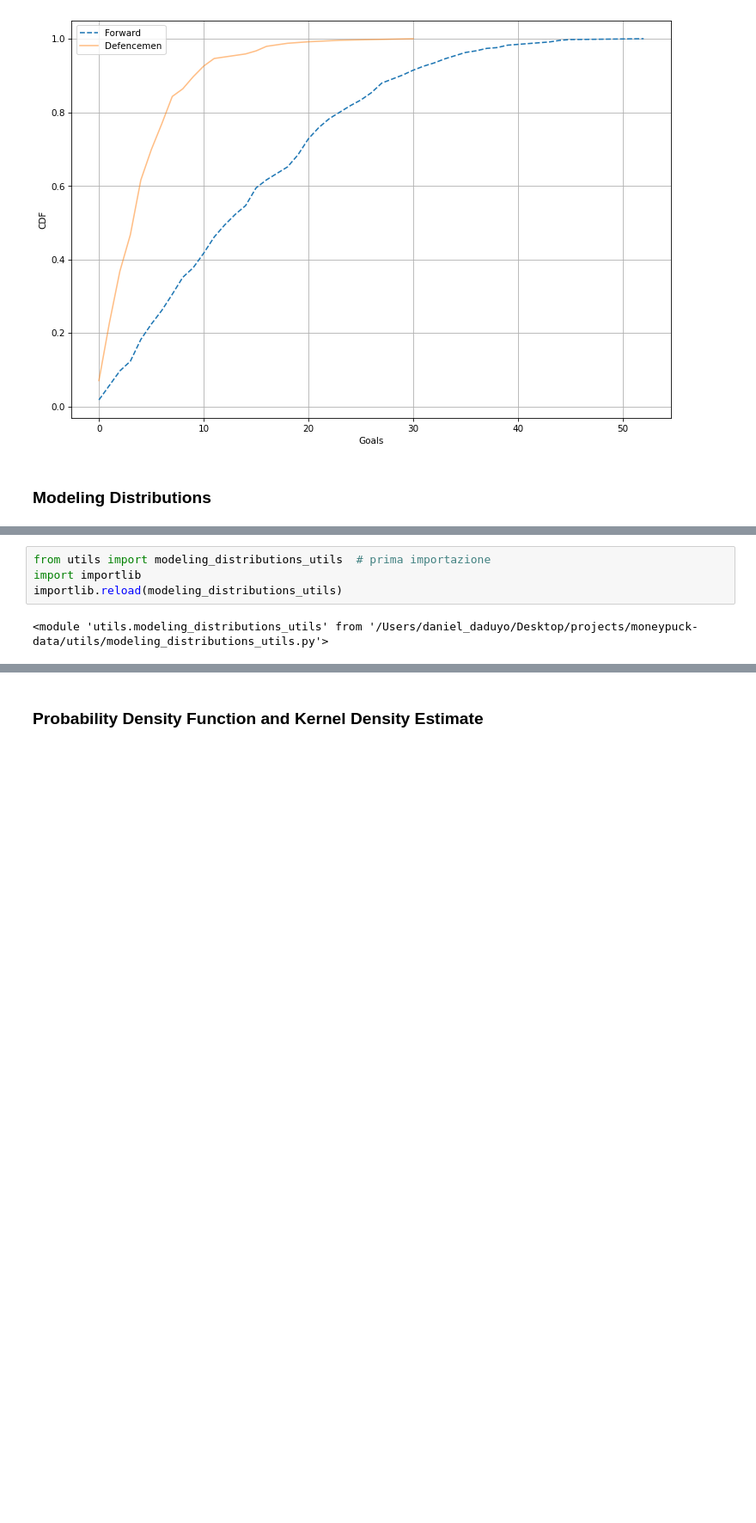
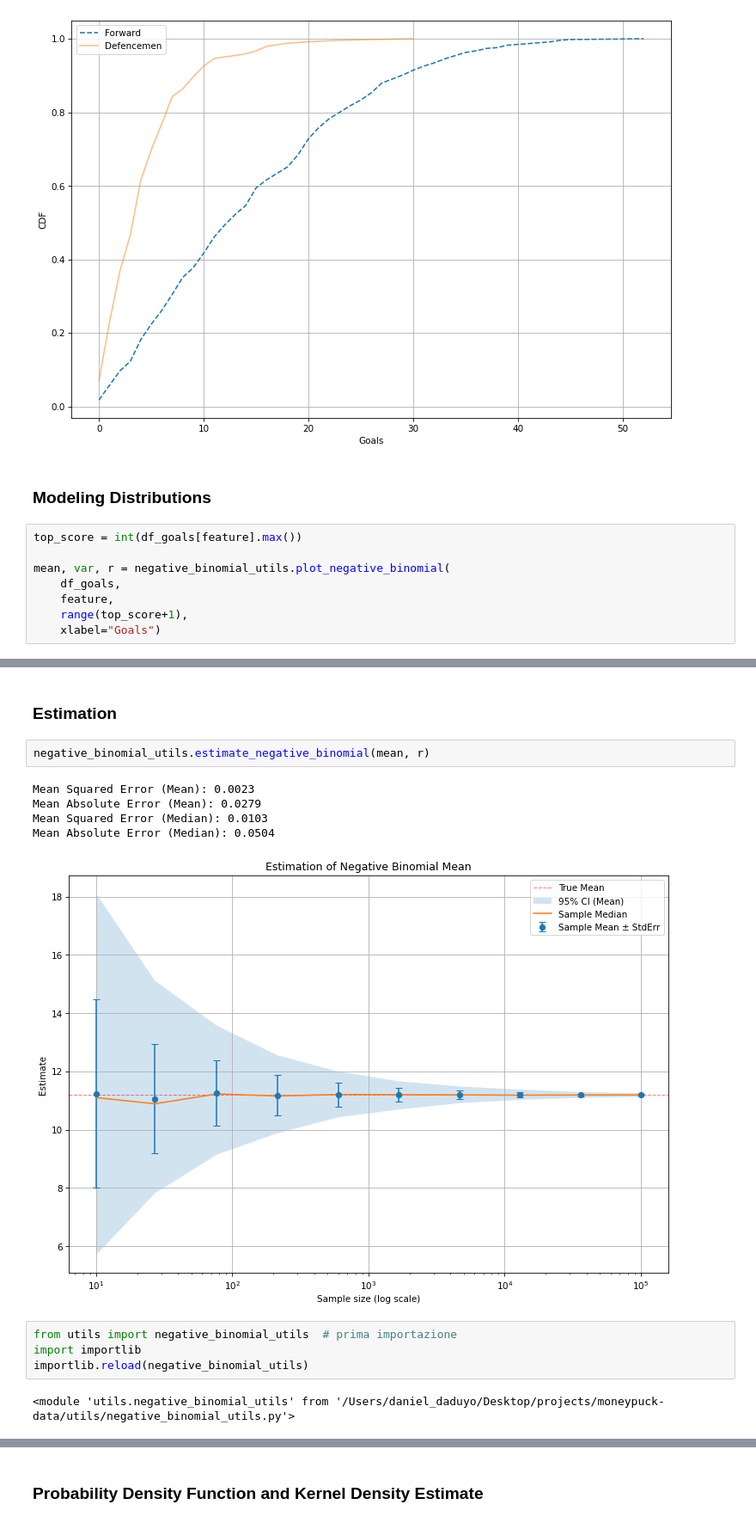
Before and after one commit to thedanicode24/moneypuck-data, a Jupyter notebook: skaters/goals.ipynb, the cells around one changed output, grey strips where cells are left out. Shown at 86% size. Saved outputs shown, nothing was run; the diff lists cells and outputs as text; blank space fills up the shorter version.

Commit message:
estimation negative binomial

```diff
--- a/skaters/goals.ipynb
+++ b/skaters/goals.ipynb
@@ -163,3 +163,11 @@ cdf_utils.plot_two_cdfs(vals1, vals2, name1="Forward", name2="Defencemen", xlabe
 [figure]
 # %% [markdown]
 ### Modeling Distributions
+# %%
+top_score = int(df_goals[feature].max())
+
+mean, var, r = negative_binomial_utils.plot_negative_binomial(
+    df_goals,
+    feature,
+    range(top_score+1),
+    xlabel="Goals")
@@ -166,6 +176,16 @@ cdf_utils.plot_two_cdfs(vals1, vals2, name1="Forward", name2="Defencemen", xlabe
+# %% [markdown]
+### Estimation
+# %%
+negative_binomial_utils.estimate_negative_binomial(mean, r)
+# %% [output]
+Mean Squared Error (Mean): 0.0023
+Mean Absolute Error (Mean): 0.0279
+Mean Squared Error (Median): 0.0103
+Mean Absolute Error (Median): 0.0504
+[figure, added]
 # %%
-from utils import modeling_distributions_utils  # prima importazione
+from utils import negative_binomial_utils  # prima importazione
 import importlib
-importlib.reload(modeling_distributions_utils)
+importlib.reload(negative_binomial_utils)
 # %% [output]
-<module 'utils.modeling_distributions_utils' from '/Users/daniel_daduyo/Desktop/projects/moneypuck-data/utils/modeling_distributions_utils.py'>
+<module 'utils.negative_binomial_utils' from '/Users/daniel_daduyo/Desktop/projects/moneypuck-data/utils/negative_binomial_utils.py'>
```
Also changed, not shown: parts of 3 cells of this notebook, 9 other files.
